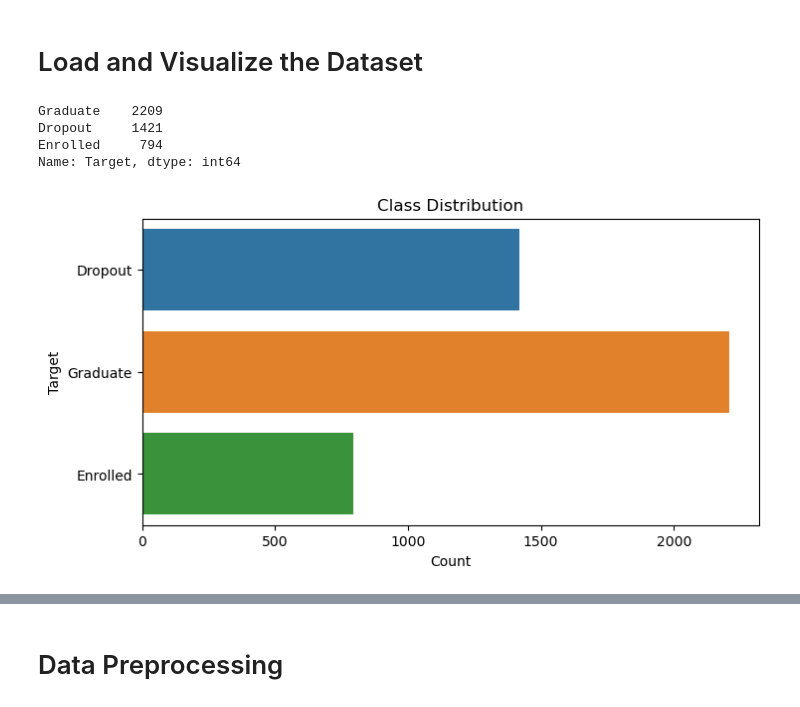
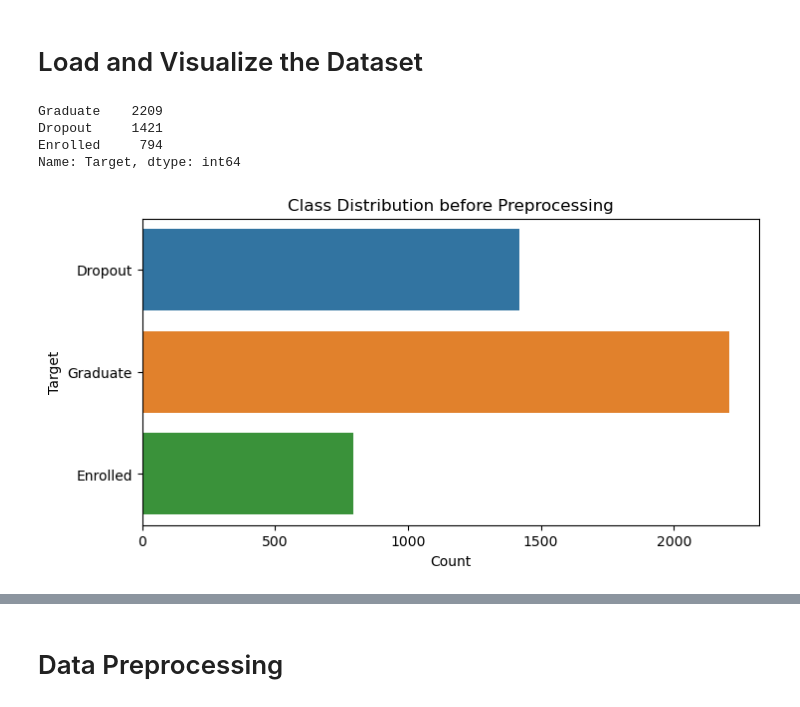
Before and after one commit to Paschal733/Machine-Learning, a Jupyter notebook: student_dropout.ipynb, the cells around one changed output, grey strips where cells are left out. Drawn from its saved outputs; the diff is of its cells as text; code cells hidden in the pictures.

```diff
--- a/student_dropout.ipynb
+++ b/student_dropout.ipynb
@@ -22,19 +22,19 @@ from sklearn import tree
 # %%
 # Load and Visualize the dataset on a pandas dataframe
 dataframex = pd.read_csv('C:/Users/ELITEBOOK 840 G6/Desktop/student_performance_data.csv')
 dataframex
 # Check the class distribution
 print(dataframex['Target'].value_counts())
 
 plt.figure(figsize=(8, 4))
 sns.countplot(y='Target', data=dataframex)
-plt.title('Class Distribution')
+plt.title('Class Distribution before Preprocessing')
 plt.xlabel('Count')
 plt.ylabel('Target')
 plt.show()
 # %% [output]
 Graduate    2209
 Dropout     1421
 Enrolled     794
 Name: Target, dtype: int64
-[figure, old version]
+[figure, new version]
```
Also changed, not shown: parts of 10 cells of this notebook.
